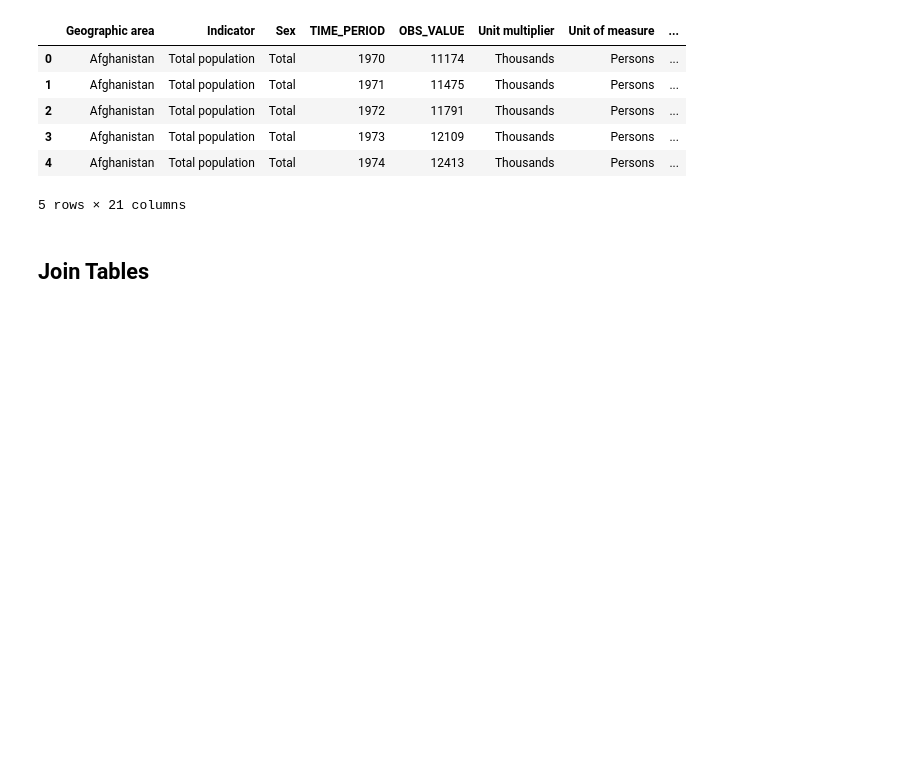
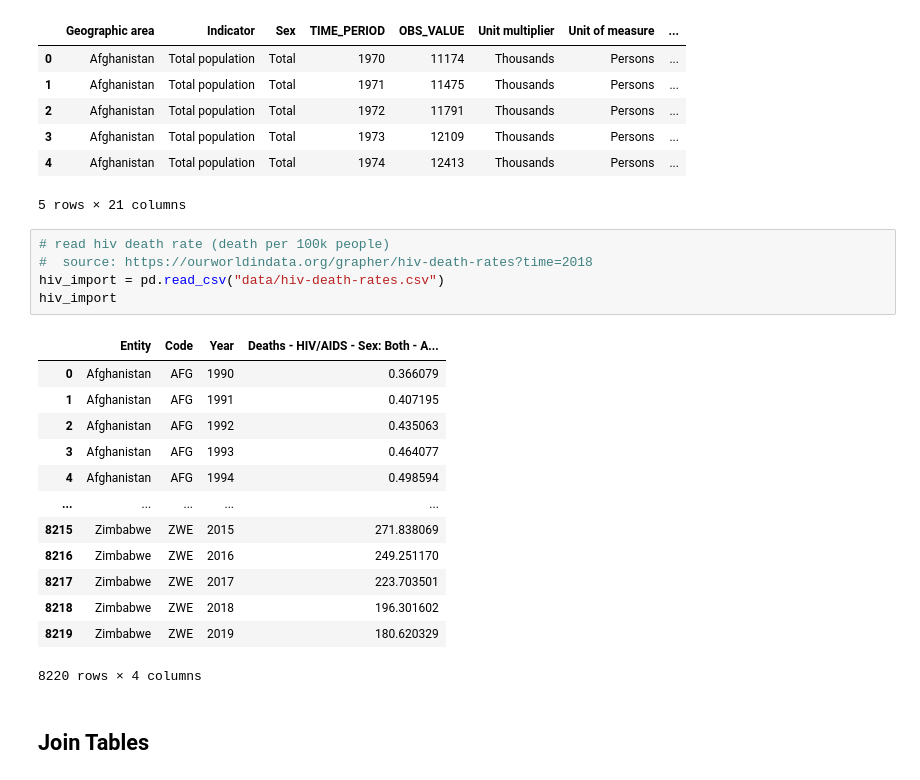
Before and after one commit to simonsasse/dataviz, a Jupyter notebook: main.ipynb, the cells around one changed output. Cells and saved outputs as stored; diff of their text form; blank space fills up the shorter version.

Commit message:
add hiv data

```diff
--- a/main.ipynb
+++ b/main.ipynb
@@ -71,6 +71,25 @@ population.head()
 | 3 | Afghanistan | Total population | Total | 1973 | 12109 | Thousands | Persons | ... |
 | 4 | Afghanistan | Total population | Total | 1974 | 12413 | Thousands | Persons | ... |
 5 rows × 21 columns
+# %%
+# read hiv death rate (death per 100k people)
+#  source: https://ourworldindata.org/grapher/hiv-death-rates?time=2018
+hiv_import = pd.read_csv("data/hiv-death-rates.csv")
+hiv_import
+# %% [output]
+|  | Entity | Code | Year | Deaths - HIV/AIDS - Sex: Both - A... |
+| 0 | Afghanistan | AFG | 1990 | 0.366079 |
+| 1 | Afghanistan | AFG | 1991 | 0.407195 |
+| 2 | Afghanistan | AFG | 1992 | 0.435063 |
+| 3 | Afghanistan | AFG | 1993 | 0.464077 |
+| 4 | Afghanistan | AFG | 1994 | 0.498594 |
+| ... | ... | ... | ... | ... |
+| 8215 | Zimbabwe | ZWE | 2015 | 271.838069 |
+| 8216 | Zimbabwe | ZWE | 2016 | 249.251170 |
+| 8217 | Zimbabwe | ZWE | 2017 | 223.703501 |
+| 8218 | Zimbabwe | ZWE | 2018 | 196.301602 |
+| 8219 | Zimbabwe | ZWE | 2019 | 180.620329 |
+8220 rows × 4 columns
 # %% [markdown]
 ## Join Tables
 # %%
```
Also changed, not shown: parts of 1 cell of this notebook, 3 other files.
